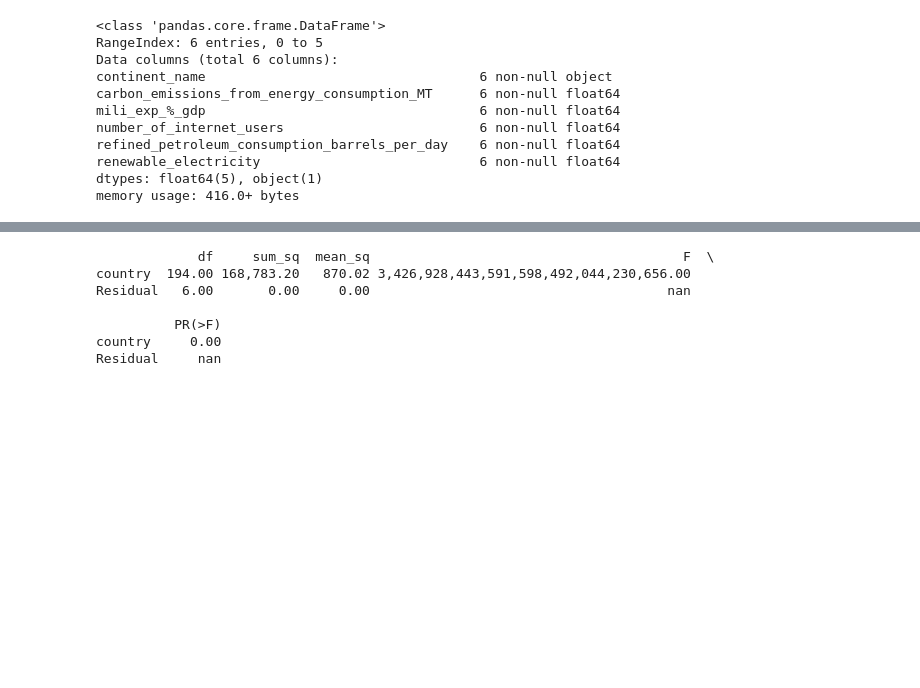
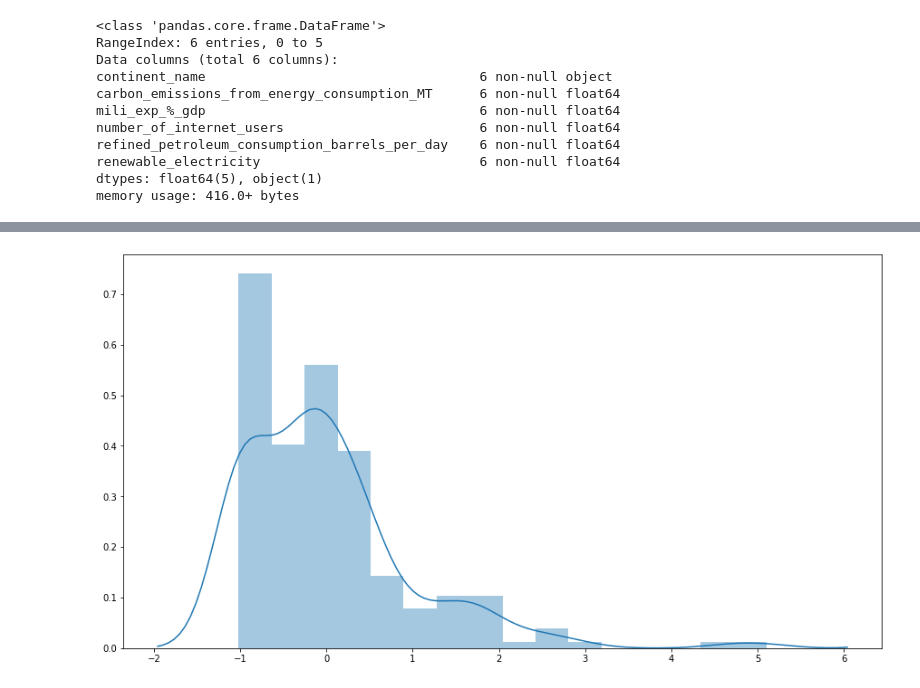
Before and after one commit to Silkways/CIA-Project, a Jupyter notebook: Laura's notebook.ipynb, the cells around one changed output, grey strips where cells are left out. Cells and saved outputs as stored; diff of their text form; code cells hidden in the pictures; blank space fills up the shorter version.

Commit message:
data analysis

```diff
--- a/Laura's notebook.ipynb
+++ b/Laura's notebook.ipynb
@@ -773,12 +387,13 @@ SyntaxError: invalid syntax (<ipython-input-77-bc071f768e3a>, line 4)
-# %%
-lm = ols('renewable_electricity ~ country',data=final_df).fit()
-table = sm.stats.anova_lm(lm)
-print(table)
-# %% [output]
-             df     sum_sq  mean_sq                                        F  \
-country  194.00 168,783.20   870.02 3,426,928,443,591,598,492,044,230,656.00
-Residual   6.00       0.00     0.00                                      nan
-
-          PR(>F)
-country     0.00
-Residual     nan
+# %%
+mili_z_score = []
+mili_mean = final_df['mili_exp_%_gdp'].mean()
+mili_std = final_df['mili_exp_%_gdp'].std()
+
+for i, row in final_df.iterrows():
+    mili_z_score.append((row['mili_exp_%_gdp']-mili_mean)/mili_std)
+
+plt.figure(figsize=(15,8))
+sns.distplot(mili_z_score)
+plt.show()
+# %% [output]
+[figure, added]
```
Also changed, not shown: parts of 76 cells of this notebook.
